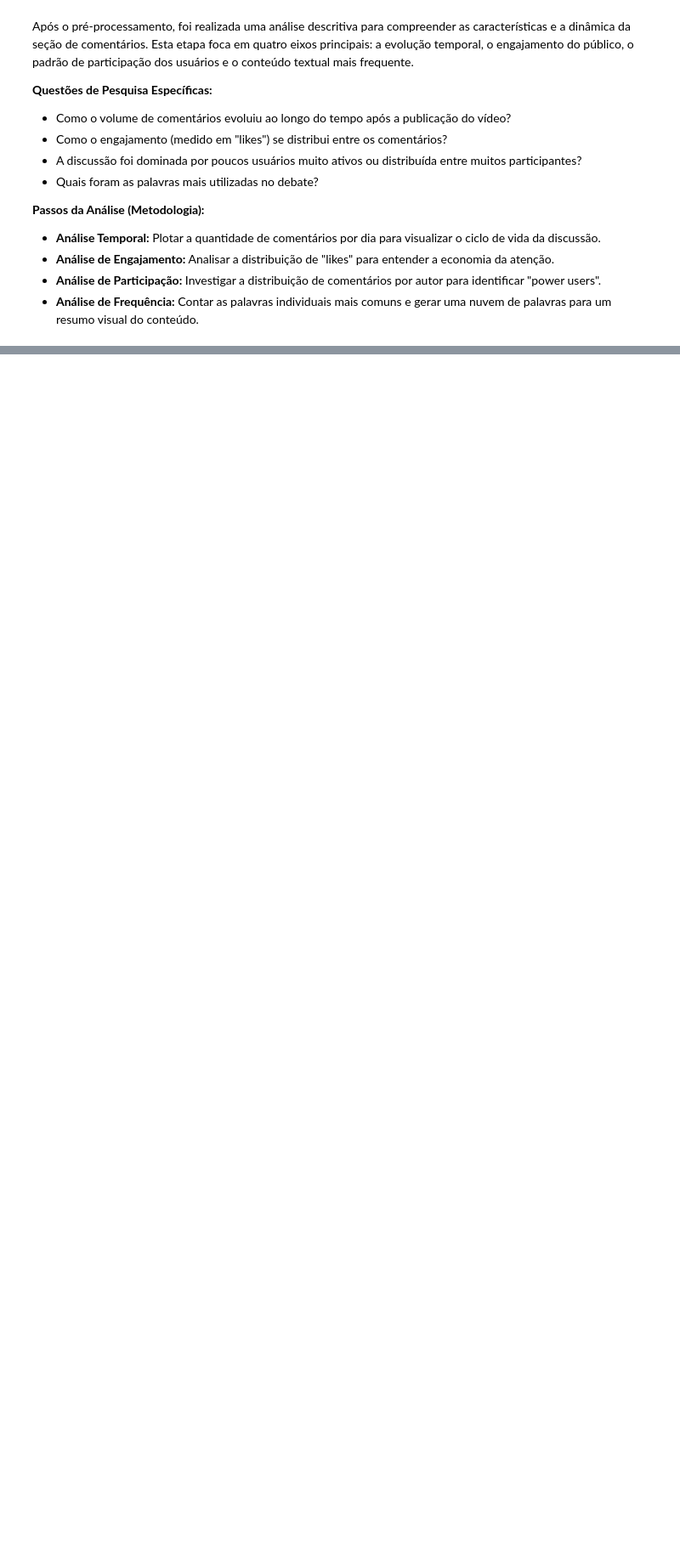
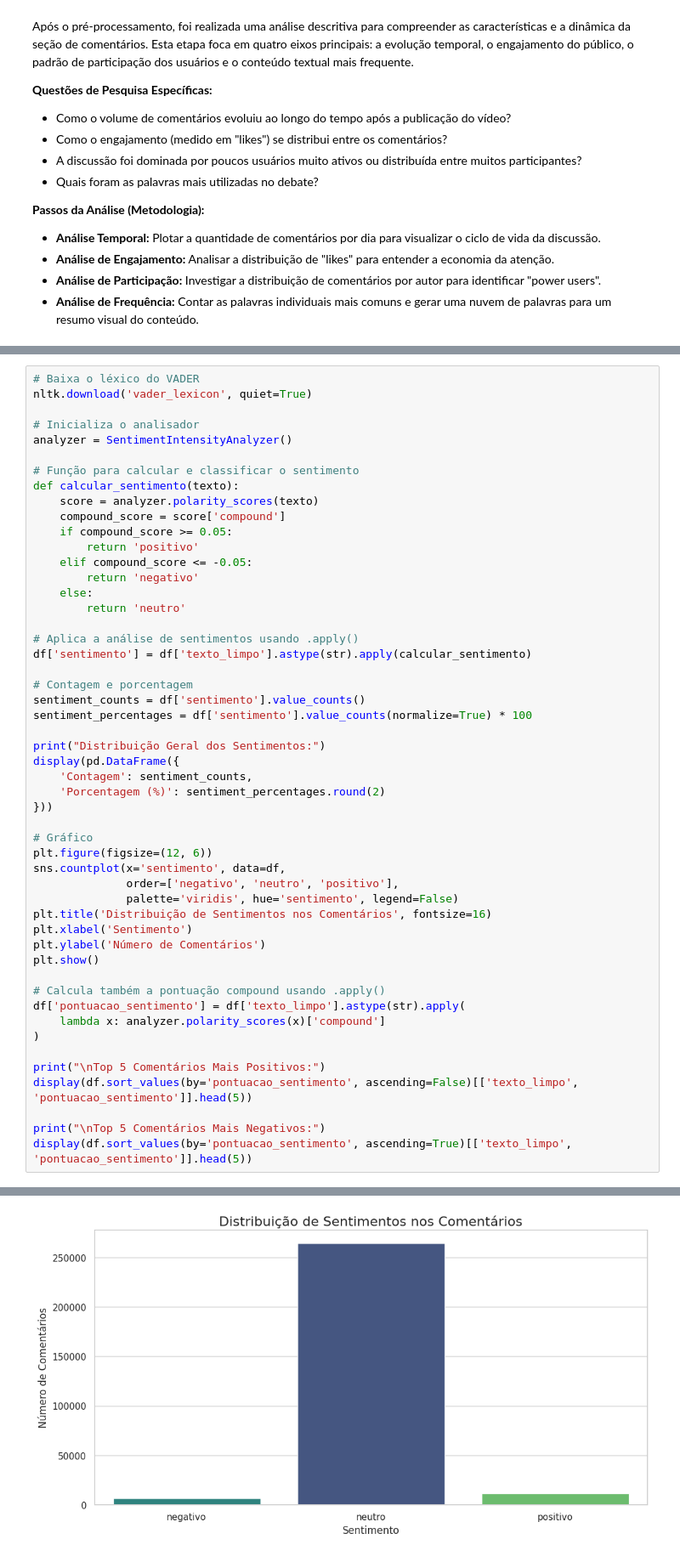
Before and after one commit to alveshenriique/redes-complexas, a Jupyter notebook: notebooks/analises_comentarios.ipynb, the cells around one changed output, grey strips where cells are left out. Shown at 85% size. Saved outputs shown, nothing was run; the diff lists cells and outputs as text; blank space fills up the shorter version.

```diff
--- a/notebooks/analises_comentarios.ipynb
+++ b/notebooks/analises_comentarios.ipynb
@@ -251,0 +253,52 @@ Name: count, dtype: int64
+# %%
+# Baixa o léxico do VADER
+nltk.download('vader_lexicon', quiet=True)
+
+# Inicializa o analisador
+analyzer = SentimentIntensityAnalyzer()
+
+# Função para calcular e classificar o sentimento
+def calcular_sentimento(texto):
+    score = analyzer.polarity_scores(texto)
+    compound_score = score['compound']
+    if compound_score >= 0.05:
+        return 'positivo'
+    elif compound_score <= -0.05:
+        return 'negativo'
+    else:
+        return 'neutro'
+
+# Aplica a análise de sentimentos usando .apply()
+df['sentimento'] = df['texto_limpo'].astype(str).apply(calcular_sentimento)
+
+# Contagem e porcentagem
+sentiment_counts = df['sentimento'].value_counts()
+sentiment_percentages = df['sentimento'].value_counts(normalize=True) * 100
+
+print("Distribuição Geral dos Sentimentos:")
+display(pd.DataFrame({
+    'Contagem': sentiment_counts,
+    'Porcentagem (%)': sentiment_percentages.round(2)
+}))
+
+# Gráfico
+plt.figure(figsize=(12, 6))
+sns.countplot(x='sentimento', data=df,
+              order=['negativo', 'neutro', 'positivo'],
+              palette='viridis', hue='sentimento', legend=False)
+plt.title('Distribuição de Sentimentos nos Comentários', fontsize=16)
+plt.xlabel('Sentimento')
+plt.ylabel('Número de Comentários')
+plt.show()
+
+# Calcula também a pontuação compound usando .apply()
+df['pontuacao_sentimento'] = df['texto_limpo'].astype(str).apply(
+    lambda x: analyzer.polarity_scores(x)['compound']
+)
+
+print("\nTop 5 Comentários Mais Positivos:")
+display(df.sort_values(by='pontuacao_sentimento', ascending=False)[['texto_limpo', 'pontuacao_sentimento']].head(5))
+
+print("\nTop 5 Comentários Mais Negativos:")
+display(df.sort_values(by='pontuacao_sentimento', ascending=True)[['texto_limpo', 'pontuacao_sentimento']].head(5))
+# %% [output]
@@ -251,0 +311 @@ Name: count, dtype: int64
+[figure, added]
```
Also changed, not shown: parts of 8 cells of this notebook, 2 other files.
